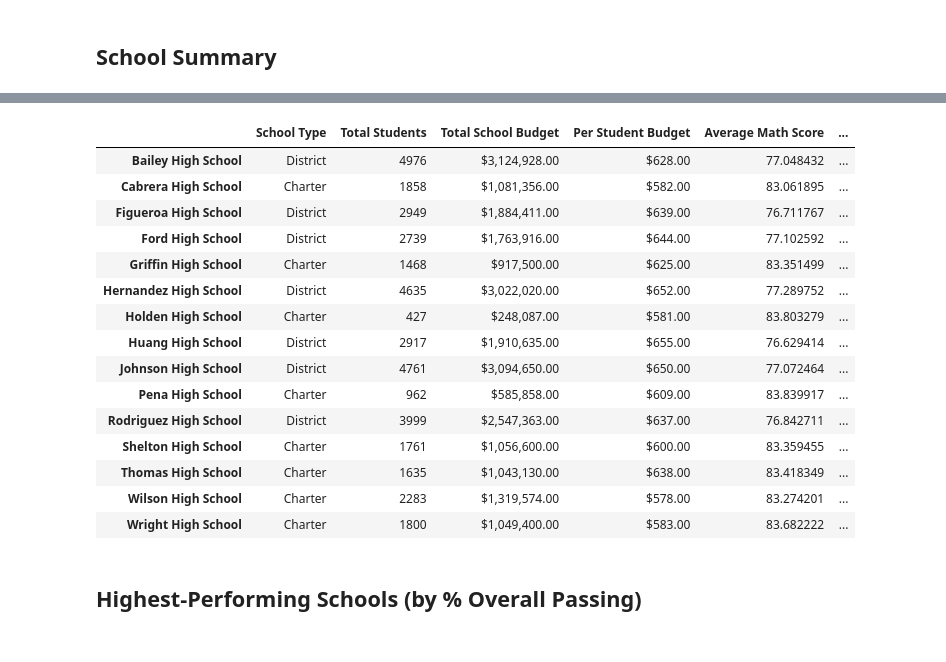
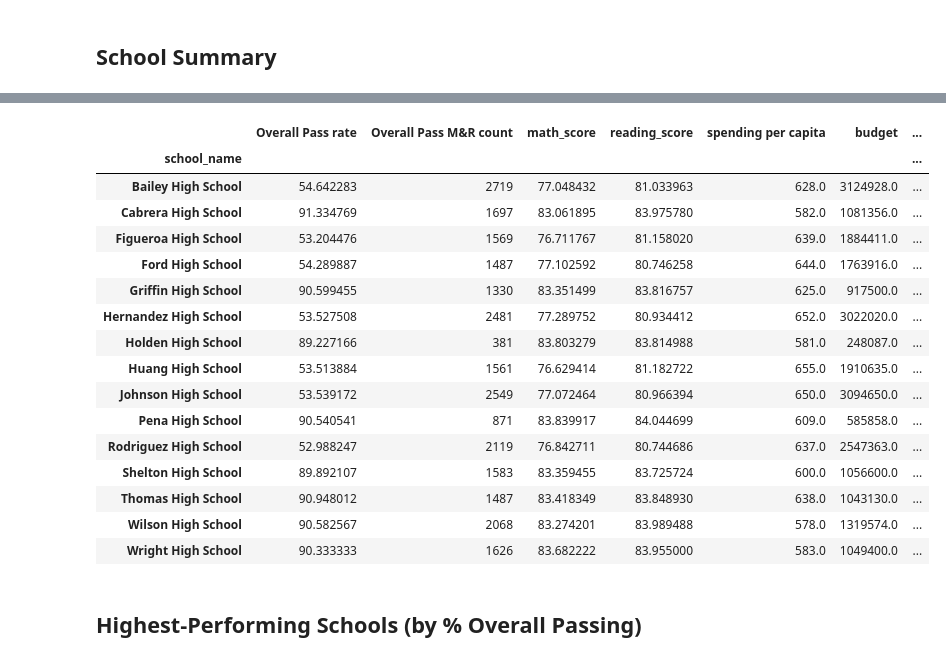
Before and after one commit to Mark90098/pandas.challenge, a Jupyter notebook: PyCitySchools/Starter_Code/PyCitySchools/PyCitySchools_starter.ipynb, the cells around one changed output, grey strips where cells are left out. Drawn from its saved outputs; the diff is of its cells as text; code cells hidden in the pictures.

```diff
--- a/PyCitySchools/Starter_Code/PyCitySchools/PyCitySchools_starter.ipynb
+++ b/PyCitySchools/Starter_Code/PyCitySchools/PyCitySchools_starter.ipynb
@@ -168,0 +179,9 @@ per_school_reading =
+# %%
+# Calculate the total student count per school
+#per_school_counts = groupby_school["student_name"] #not sure what this question is asking either. Avg across all data?
+#per_school_counts.count()
+
+groupby_school = school_data_complete.groupby(["school_name"])
+per_school2 = groupby_school.count() #grouped by school. counts # of students in this column
+per_school_counts = per_school2.loc[:,["student_name"]]
+per_school_counts
@@ -168,0 +236,8 @@ per_school_reading =
+# %%
+# Calculate the average test scores per school
+
+per_school = groupby_school.mean() #grouped by school. Mean of data
+
+per_school_scores = per_school.loc[:,["math_score","reading_score"]]  #seperate only math and reading scores. Not using .loc turns column into series with no title
+
+per_school_scores
@@ -179,4 +326,7 @@ school_students_passing_reading =
 students_passing_math_and_reading = school_data_complete[
     (school_data_complete["reading_score"] >= 70) & (school_data_complete["math_score"] >= 70)
 ]
-school_students_passing_math_and_reading = students_passing_math_and_reading.groupby(["school_name"]).size()
+school_students_passing_math_and_reading = students_passing_math_and_reading.groupby(["school_name"]).count() #.size returns the data series counts rather than keeping it in data frame format like I did above
+school_students_passing_math_and_reading["Overall_Pass_Rate"] = school_students_passing_math_and_reading.loc[:,["student_name"]] # doesn't matter what column I choose, adds column to df
+school_students_passing_math_and_reading = school_students_passing_math_and_reading.loc[:,["Overall_Pass_Rate"]] #isolates this column
+school_students_passing_math_and_reading
@@ -183,5 +351,7 @@ school_students_passing_math_and_reading = students_passing_math_and_reading.gro
 # %%
 # Use the provided code to calculate the passing rates
-per_school_passing_math = school_students_passing_math / per_school_counts * 100
-per_school_passing_reading = school_students_passing_reading / per_school_counts * 100
-overall_passing_rate = school_students_passing_math_and_reading / per_school_counts * 100
+per_school_passing_math = school_students_passing_math["math_score"] / per_school_counts["student_name"] * 100
+per_school_passing_reading = school_students_passing_reading["reading_score"] / per_school_counts["student_name"] * 100  #since all my good answers are in dataframes I have to specify which column I want doing the calculations
+overall_passing_rate3 = pd.DataFrame(school_students_passing_math_and_reading["Overall_Pass_Rate"] / per_school_counts["student_name"] * 100)
+overall_passing_rate3["Overall_Pass_Rate"] = overall_passing_rate3
+overall_passing_rate3
@@ -188,30 +376,38 @@ overall_passing_rate = school_students_passing_math_and_reading / per_school_cou
 # %%
 # Create a DataFrame called `per_school_summary` with columns for the calculations above.
-per_school_summary =
+per_school_summary = pd.DataFrame()
+per_school_summary["Overall Pass rate"] = overall_passing_rate3["Overall_Pass_Rate"]
+per_school_summary["Overall Pass M&R count"] = school_students_passing_math_and_reading["Overall_Pass_Rate"]
+per_school_summary["math_score"] = per_school_scores["math_score"]
+per_school_summary["reading_score"] = per_school_scores["reading_score"]
+per_school_summary["spending per capita"] = per_school_spending["spending per capita"]
+per_school_summary["budget"] = per_school_spending["budget"]
+per_school_summary["student count"] = per_school_counts["student_name"]
 
 # Formatting
-per_school_summary["Total School Budget"] = per_school_summary["Total School Budget"].map("${:,.2f}".format)
-per_school_summary["Per Student Budget"] = per_school_summary["Per Student Budget"].map("${:,.2f}".format)
+#per_school_summary["Total School Budget"] = per_school_summary["Total School Budget"].map("${:,.2f}".format)
+#per_school_summary["Per Student Budget"] = per_school_summary["Per Student Budget"].map("${:,.2f}".format)
 
 # Display the DataFrame
 per_school_summary
 # %% [output]
-|  | School Type | Total Students | Total School Budget | Per Student Budget | Average Math Score | ... |
-| Bailey High School | District | 4976 | $3,124,928.00 | $628.00 | 77.048432 | ... |
-| Cabrera High School | Charter | 1858 | $1,081,356.00 | $582.00 | 83.061895 | ... |
-| Figueroa High School | District | 2949 | $1,884,411.00 | $639.00 | 76.711767 | ... |
-| Ford High School | District | 2739 | $1,763,916.00 | $644.00 | 77.102592 | ... |
-| Griffin High School | Charter | 1468 | $917,500.00 | $625.00 | 83.351499 | ... |
-| Hernandez High School | District | 4635 | $3,022,020.00 | $652.00 | 77.289752 | ... |
-| Holden High School | Charter | 427 | $248,087.00 | $581.00 | 83.803279 | ... |
-| Huang High School | District | 2917 | $1,910,635.00 | $655.00 | 76.629414 | ... |
-| Johnson High School | District | 4761 | $3,094,650.00 | $650.00 | 77.072464 | ... |
-| Pena High School | Charter | 962 | $585,858.00 | $609.00 | 83.839917 | ... |
-| Rodriguez High School | District | 3999 | $2,547,363.00 | $637.00 | 76.842711 | ... |
-| Shelton High School | Charter | 1761 | $1,056,600.00 | $600.00 | 83.359455 | ... |
-| Thomas High School | Charter | 1635 | $1,043,130.00 | $638.00 | 83.418349 | ... |
-| Wilson High School | Charter | 2283 | $1,319,574.00 | $578.00 | 83.274201 | ... |
-| Wright High School | Charter | 1800 | $1,049,400.00 | $583.00 | 83.682222 | ... |
+|  | Overall Pass rate | Overall Pass M&R count | math_score | reading_score | spending per capita | budget | ... |
+| school_name |  |  |  |  |  |  | ... |
+| Bailey High School | 54.642283 | 2719 | 77.048432 | 81.033963 | 628.0 | 3124928.0 | ... |
+| Cabrera High School | 91.334769 | 1697 | 83.061895 | 83.975780 | 582.0 | 1081356.0 | ... |
+| Figueroa High School | 53.204476 | 1569 | 76.711767 | 81.158020 | 639.0 | 1884411.0 | ... |
+| Ford High School | 54.289887 | 1487 | 77.102592 | 80.746258 | 644.0 | 1763916.0 | ... |
+| Griffin High School | 90.599455 | 1330 | 83.351499 | 83.816757 | 625.0 | 917500.0 | ... |
+| Hernandez High School | 53.527508 | 2481 | 77.289752 | 80.934412 | 652.0 | 3022020.0 | ... |
+| Holden High School | 89.227166 | 381 | 83.803279 | 83.814988 | 581.0 | 248087.0 | ... |
+| Huang High School | 53.513884 | 1561 | 76.629414 | 81.182722 | 655.0 | 1910635.0 | ... |
+| Johnson High School | 53.539172 | 2549 | 77.072464 | 80.966394 | 650.0 | 3094650.0 | ... |
+| Pena High School | 90.540541 | 871 | 83.839917 | 84.044699 | 609.0 | 585858.0 | ... |
+| Rodriguez High School | 52.988247 | 2119 | 76.842711 | 80.744686 | 637.0 | 2547363.0 | ... |
+| Shelton High School | 89.892107 | 1583 | 83.359455 | 83.725724 | 600.0 | 1056600.0 | ... |
+| Thomas High School | 90.948012 | 1487 | 83.418349 | 83.848930 | 638.0 | 1043130.0 | ... |
+| Wilson High School | 90.582567 | 2068 | 83.274201 | 83.989488 | 578.0 | 1319574.0 | ... |
+| Wright High School | 90.333333 | 1626 | 83.682222 | 83.955000 | 583.0 | 1049400.0 | ... |
 # %% [markdown]
 ## Highest-Performing Schools (by % Overall Passing)
 # %%
```
Also changed, not shown: parts of 31 cells of this notebook, 1 other file.
